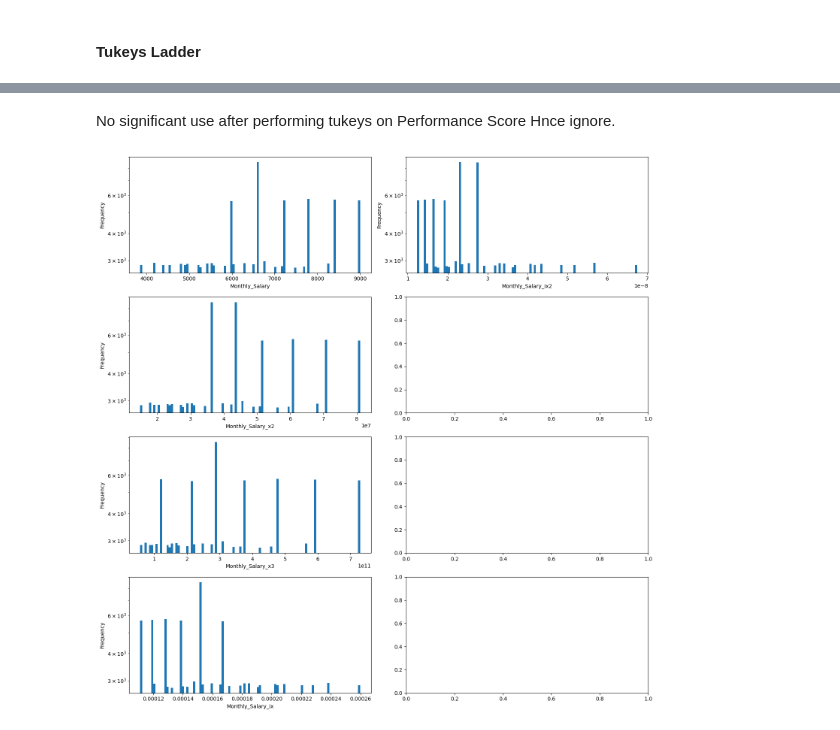
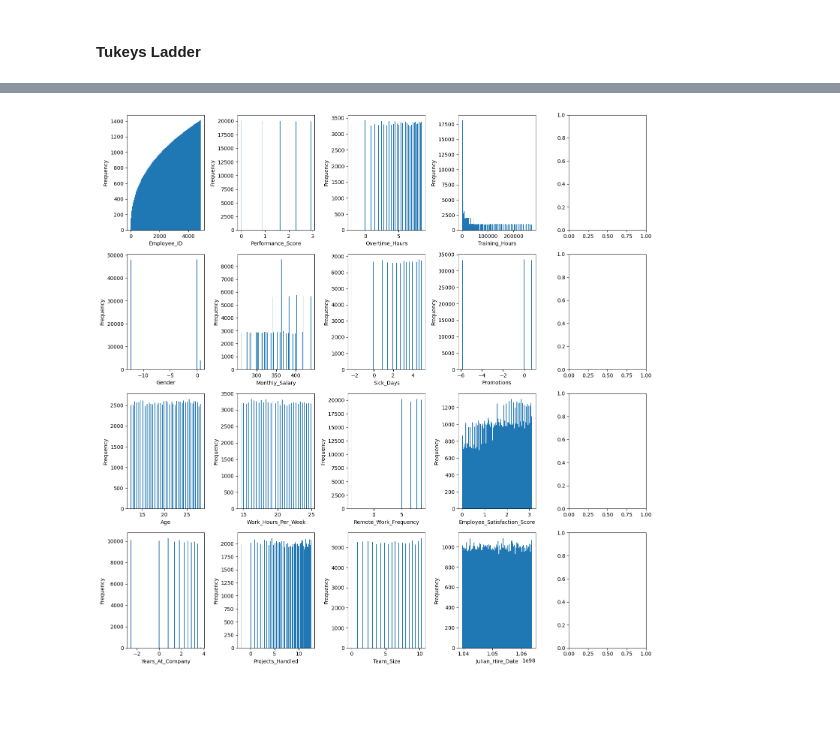
Before and after one commit to sreehariprathap/Data-Analysis--Maths---Algorithms, a Jupyter notebook: Week12/PAW-4.ipynb, the cells around one changed output, grey strips where cells are left out. Saved outputs shown, nothing was run; the diff lists cells and outputs as text; code cells hidden in the pictures; blank space fills up the shorter version.

```diff
--- a/Week12/PAW-4.ipynb
+++ b/Week12/PAW-4.ipynb
@@ -225,3 +245,0 @@ Performance Score
-# %%
-dataframeTransformer = DataFrameTransformer(df_box_coxed_transformed)
-dataframeTransformer.plot_tukey_ladder("Performance_Score")
@@ -230,7 +246,5 @@ dataframeTransformer.plot_tukey_ladder("Performance_Score")
-# %% [markdown]
-No significant use after performing tukeys on Performance Score Hnce ignore.
-# %%
-dataframeTransformer = DataFrameTransformer(df_box_coxed_transformed)
-dataframeTransformer.plot_tukey_ladder("Monthly_Salary")
-# %% [output]
-[figure, removed]
+# %%
+df_tukeys = dataframeTransformer.tukeys_ladder(df_box_coxed_transformed, "Training_Hours", 2)
+DataFrameTransformer.plot_histogram(df_tukeys, False)
+# %% [output]
+[figure, added]
```
Also changed, not shown: parts of 15 cells of this notebook.
